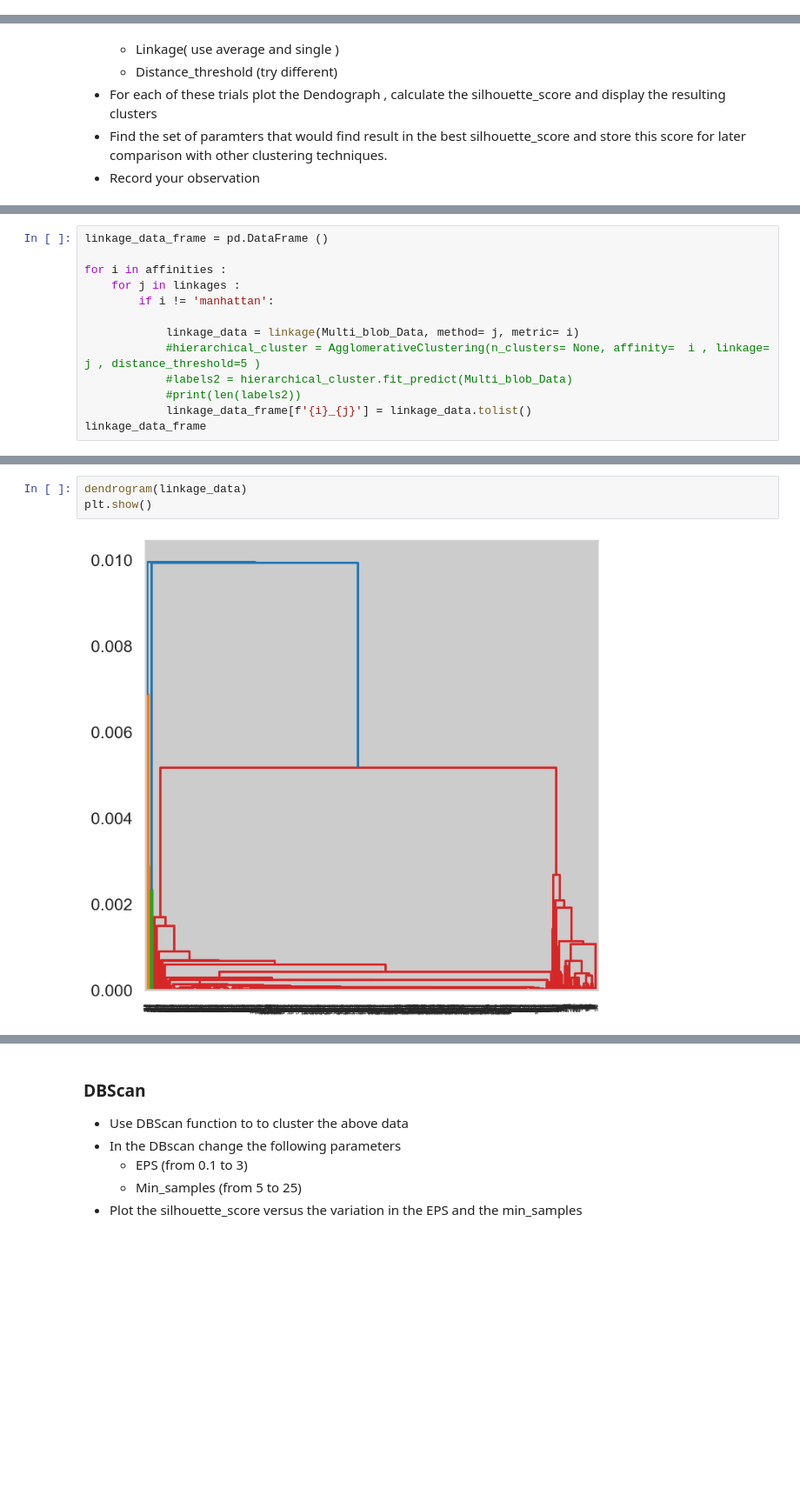
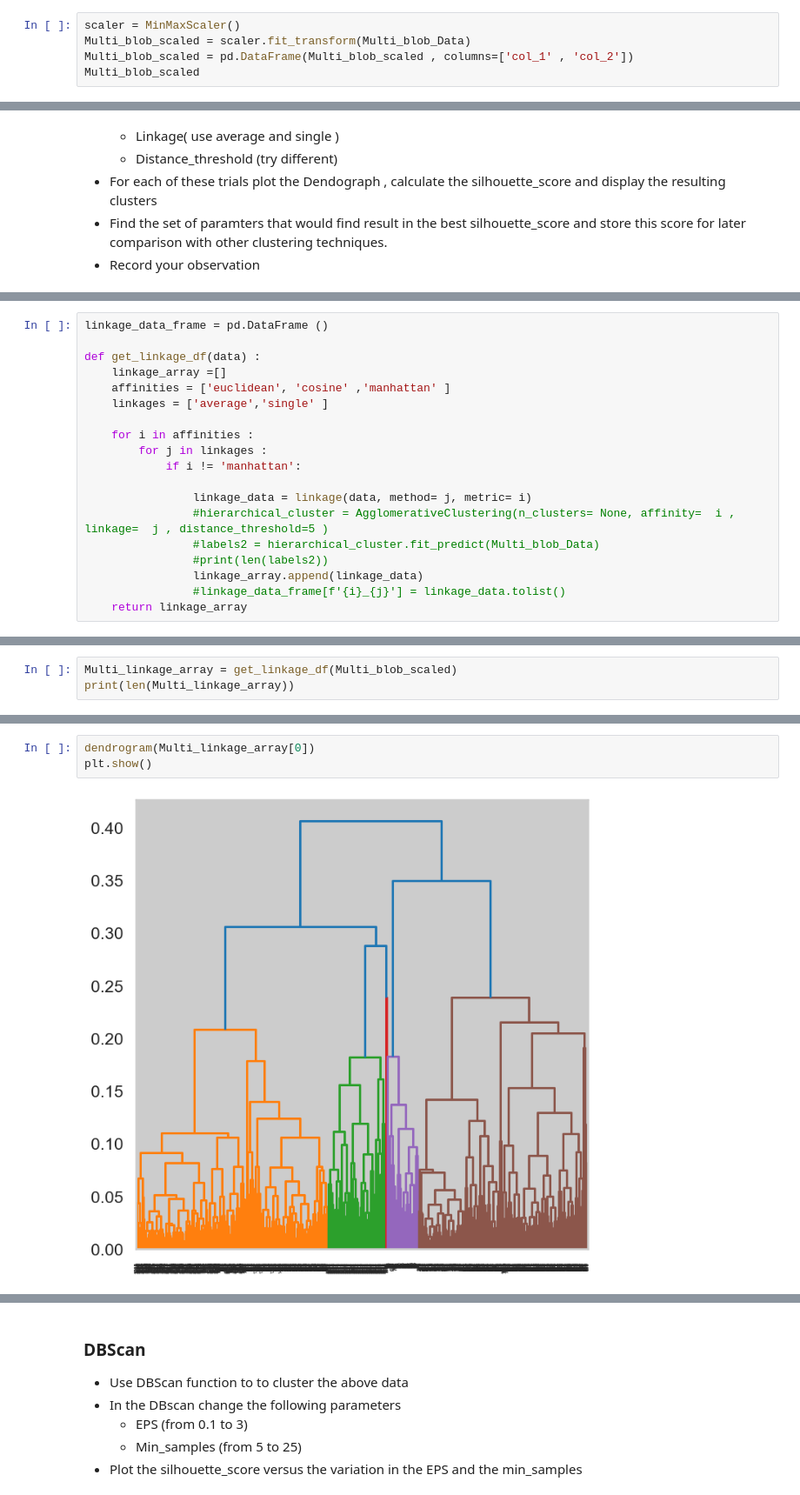
Before and after one commit to ahmadgalall/Machine_learning_project, a Jupyter notebook: Clustering Project.ipynb, the cells around one changed output, grey strips where cells are left out. Shown at 87% size. Saved outputs shown, nothing was run; the diff lists cells and outputs as text; blank space fills up the shorter version.

```diff
--- a/Clustering Project.ipynb
+++ b/Clustering Project.ipynb
@@ -90,0 +115,5 @@ display_cluster(Multi_blob_Data)
+# %%
+scaler = MinMaxScaler()
+Multi_blob_scaled = scaler.fit_transform(Multi_blob_Data)
+Multi_blob_scaled = pd.DataFrame(Multi_blob_scaled , columns=['col_1' , 'col_2'])
+Multi_blob_scaled
@@ -189,13 +297,19 @@ plt.show()
 # %%
 linkage_data_frame = pd.DataFrame ()
 
-for i in affinities :
-    for j in linkages :
-        if i != 'manhattan':
+def get_linkage_df(data) :
+    linkage_array =[]
+    affinities = ['euclidean', 'cosine' ,'manhattan' ]
+    linkages = ['average','single' ]
 
-            linkage_data = linkage(Multi_blob_Data, method= j, metric= i)
-            #hierarchical_cluster = AgglomerativeClustering(n_clusters= None, affinity=  i , linkage=  j , distance_threshold=5 )
-            #labels2 = hierarchical_cluster.fit_predict(Multi_blob_Data)
-            #print(len(labels2))
-            linkage_data_frame[f'{i}_{j}'] = linkage_data.tolist()
-linkage_data_frame
+    for i in affinities :
+        for j in linkages :
+            if i != 'manhattan':
+
+                linkage_data = linkage(data, method= j, metric= i)
+                #hierarchical_cluster = AgglomerativeClustering(n_clusters= None, affinity=  i , linkage=  j , distance_threshold=5 )
+                #labels2 = hierarchical_cluster.fit_predict(Multi_blob_Data)
+                #print(len(labels2))
+                linkage_array.append(linkage_data)
+                #linkage_data_frame[f'{i}_{j}'] = linkage_data.tolist()
+    return linkage_array
@@ -215,0 +316,3 @@ linkage_data_frame
+# %%
+Multi_linkage_array = get_linkage_df(Multi_blob_scaled)
+print(len(Multi_linkage_array))
@@ -216,5 +321,5 @@ linkage_data_frame
 # %%
-dendrogram(linkage_data)
+dendrogram(Multi_linkage_array[0])
 plt.show()
 # %% [output]
-[figure, old version]
+[figure, new version]
```
Also changed, not shown: parts of 75 cells of this notebook.
